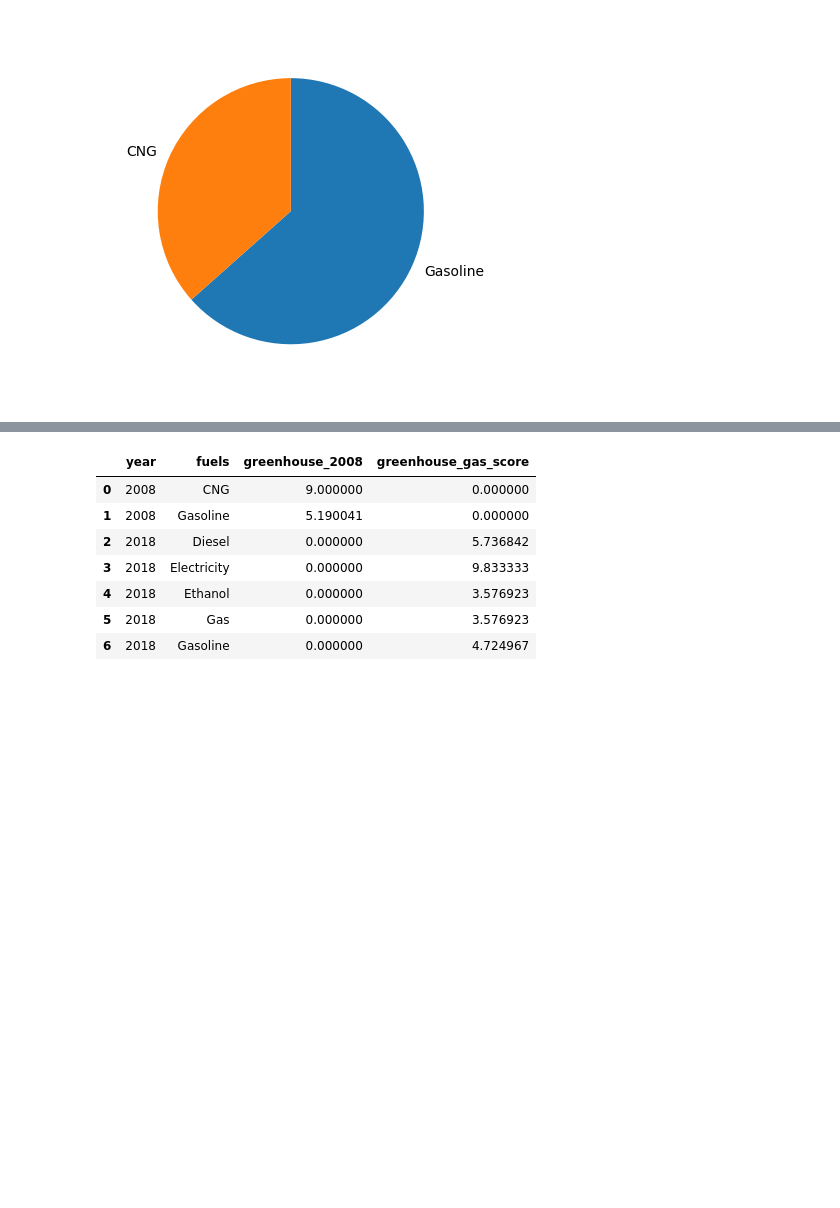
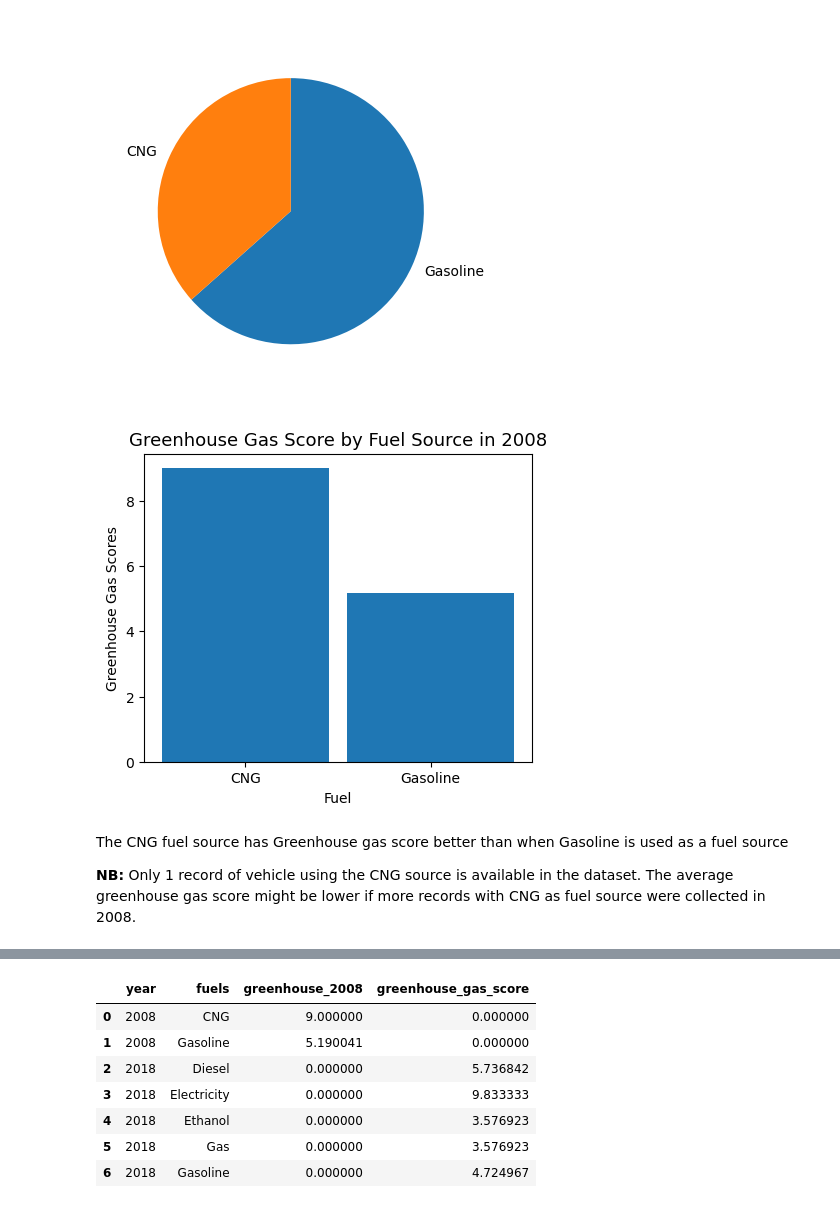
Before and after one commit to AOIshola/Fuel-Economy-Data-Investigation, a Jupyter notebook: fuel_econ.ipynb, the cells around one changed output, grey strips where cells are left out. Saved outputs shown, nothing was run; the diff lists cells and outputs as text; code cells hidden in the pictures; blank space fills up the shorter version.

```diff
--- a/fuel_econ.ipynb
+++ b/fuel_econ.ipynb
@@ -1159,4 +1286,16 @@ plt.title = ;
 # %% [output]
 [figure]
+# %%
+plt.figure(figsize=(5,4))
+plt.bar(['CNG', 'Gasoline'], ghs_08['greenhouse_2008'], width=0.9)
+plt.title('Greenhouse Gas Score by Fuel Source in 2008', y= 1, fontsize=13)
+plt.xlabel('Fuel', fontsize=10)
+plt.ylabel('Greenhouse Gas Scores', fontsize=10);
+# %% [output]
+[figure, added]
+# %% [markdown]
+The CNG fuel source has Greenhouse gas score better than when Gasoline is used as a fuel source
+
+**NB:** Only 1 record of vehicle using the CNG source is available in the dataset. The average greenhouse gas score might be lower if more records with CNG as fuel source were collected in 2008.
 # %%
 ghs_18 = df_combined.groupby('fuel')['greenhouse_gas_score'].mean()
```
Also changed, not shown: parts of 92 cells of this notebook.
